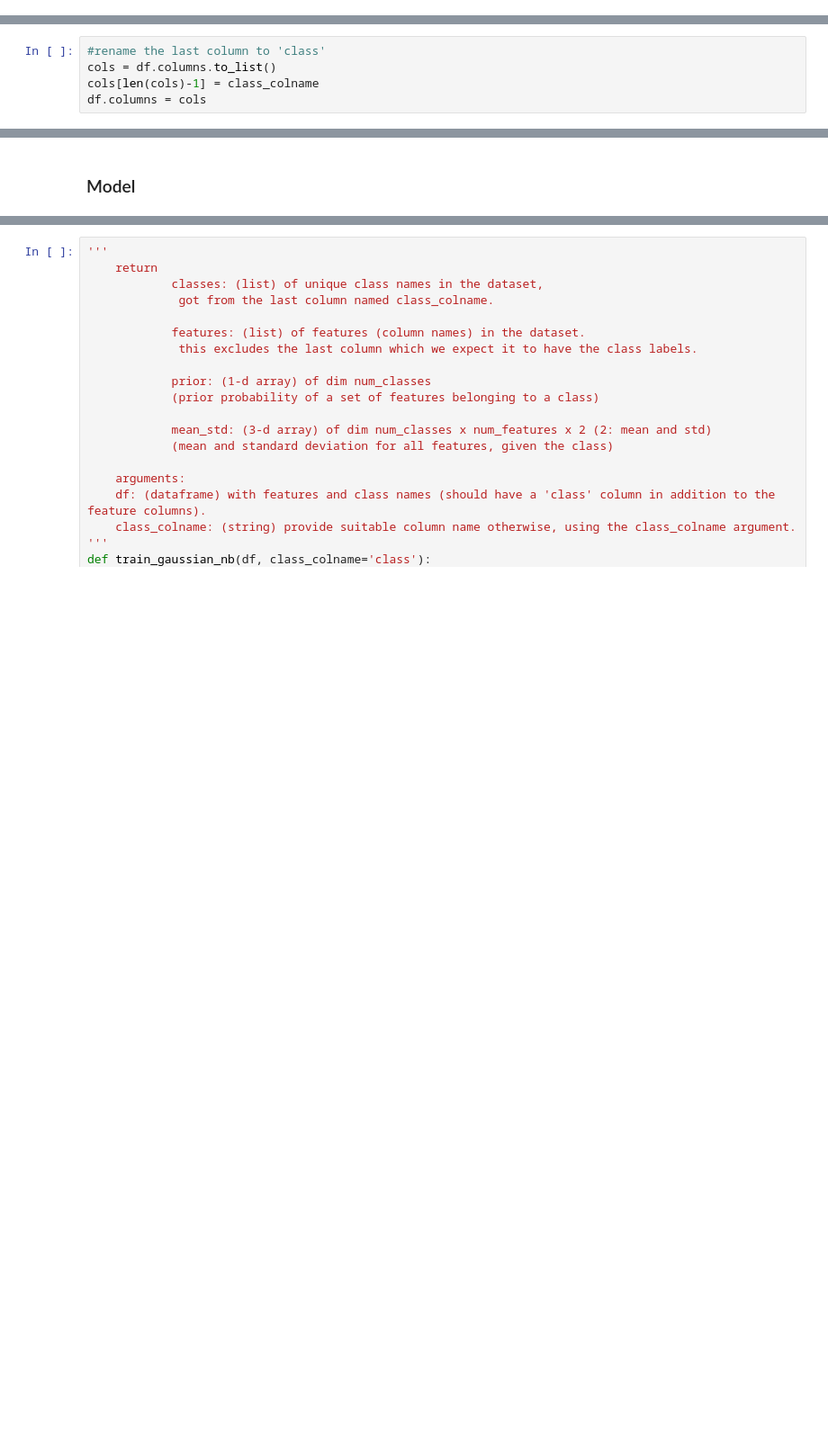
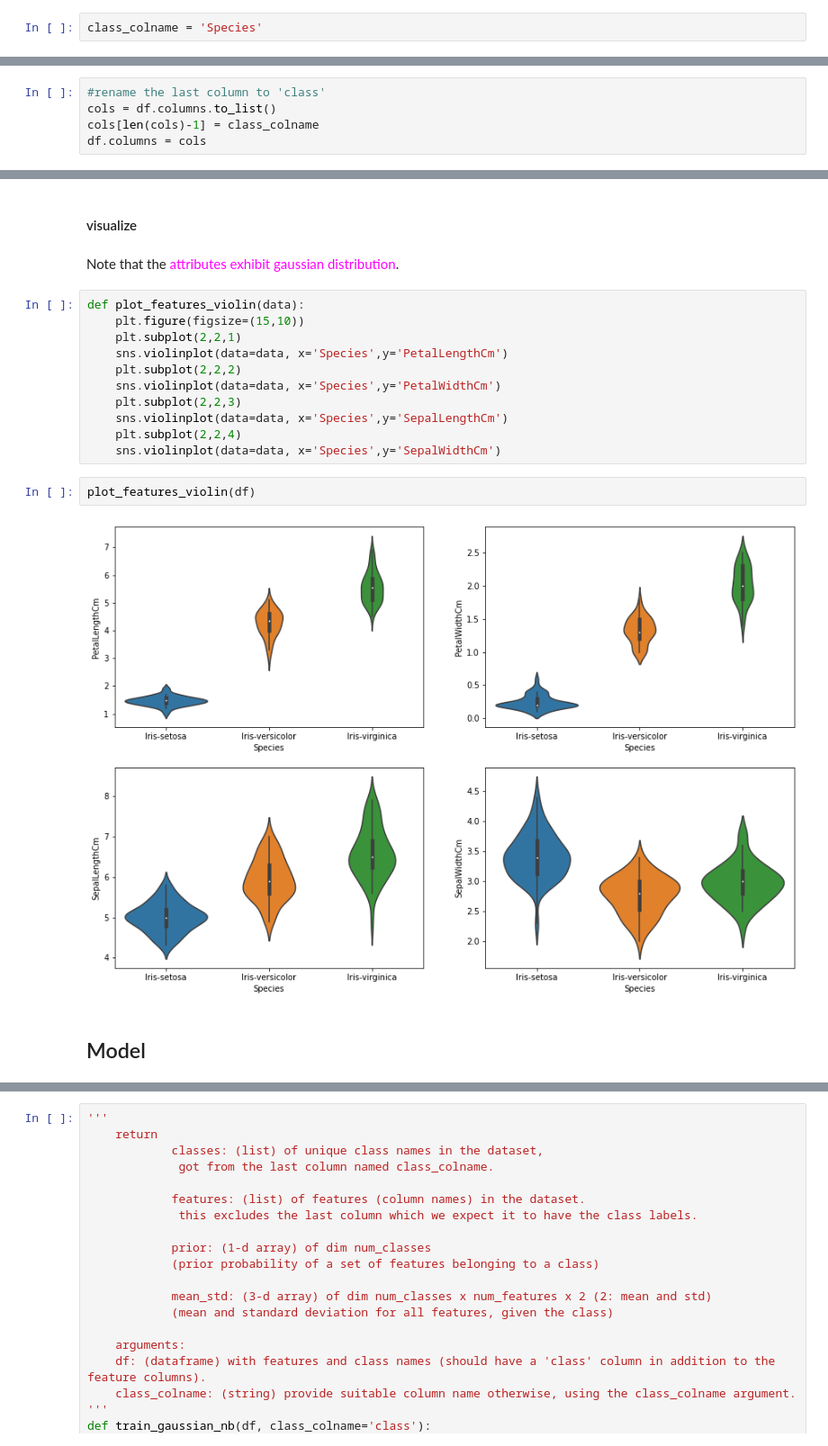
Before and after one commit to j-dhall/ml, a Jupyter notebook: notebooks/[without library] Iris Flower Species Classification using Gaussian Naive Bayes.ipynb, the cells around one changed output, grey strips where cells are left out. Shown at 90% size. Saved outputs shown, nothing was run; the diff lists cells and outputs as text; blank space fills up the shorter version.

Commit message:
Iris Flower Species Classification using Gaussian Naive Bayes

```diff
--- a/notebooks/[without library] Iris Flower Species Classification using Gaussian Naive Bayes.ipynb
+++ b/notebooks/[without library] Iris Flower Species Classification using Gaussian Naive Bayes.ipynb
@@ -19,3 +93,5 @@ train_ds_percent = 0.8
+# %%
+class_colname = 'Species'
 # %% [markdown]
 #### Iris Flower Species
 # %%
@@ -59,2 +131,21 @@ print(df.head(2))
+# %% [markdown]
+#### visualize
+# %% [markdown]
+Note that the <font color=magenta>attributes exhibit gaussian distribution</font>.
+# %%
+def plot_features_violin(data):
+    plt.figure(figsize=(15,10))
+    plt.subplot(2,2,1)
+    sns.violinplot(data=data, x='Species',y='PetalLengthCm')
+    plt.subplot(2,2,2)
+    sns.violinplot(data=data, x='Species',y='PetalWidthCm')
+    plt.subplot(2,2,3)
+    sns.violinplot(data=data, x='Species',y='SepalLengthCm')
+    plt.subplot(2,2,4)
+    sns.violinplot(data=data, x='Species',y='SepalWidthCm')
+# %%
+plot_features_violin(df)
+# %% [output]
+[figure, added]
 # %% [markdown]
-### Model
+## Model
```
Also changed, not shown: parts of 48 cells of this notebook, 9 other files.
